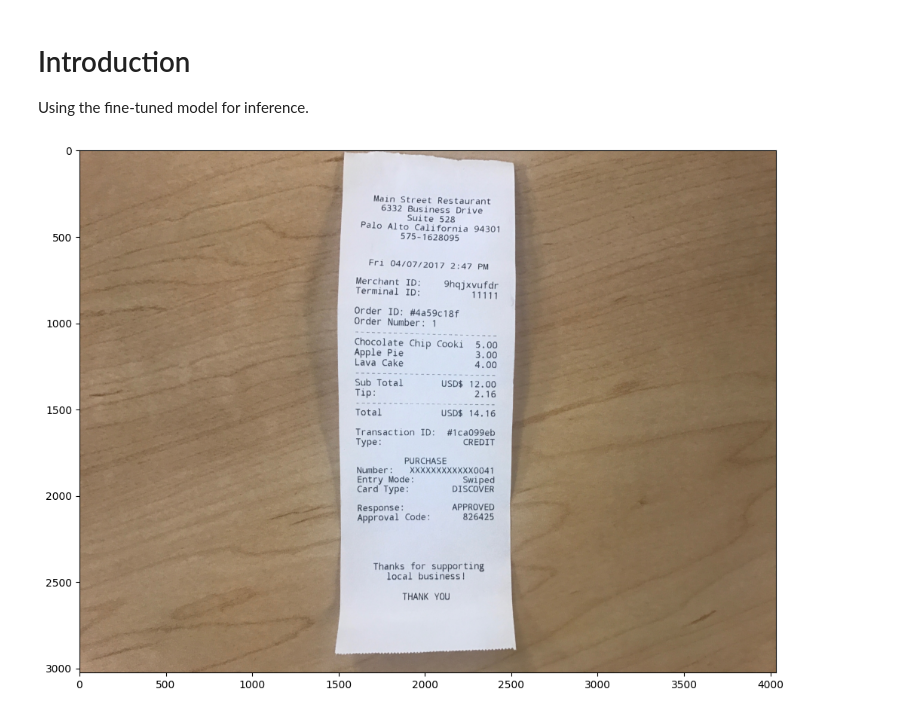
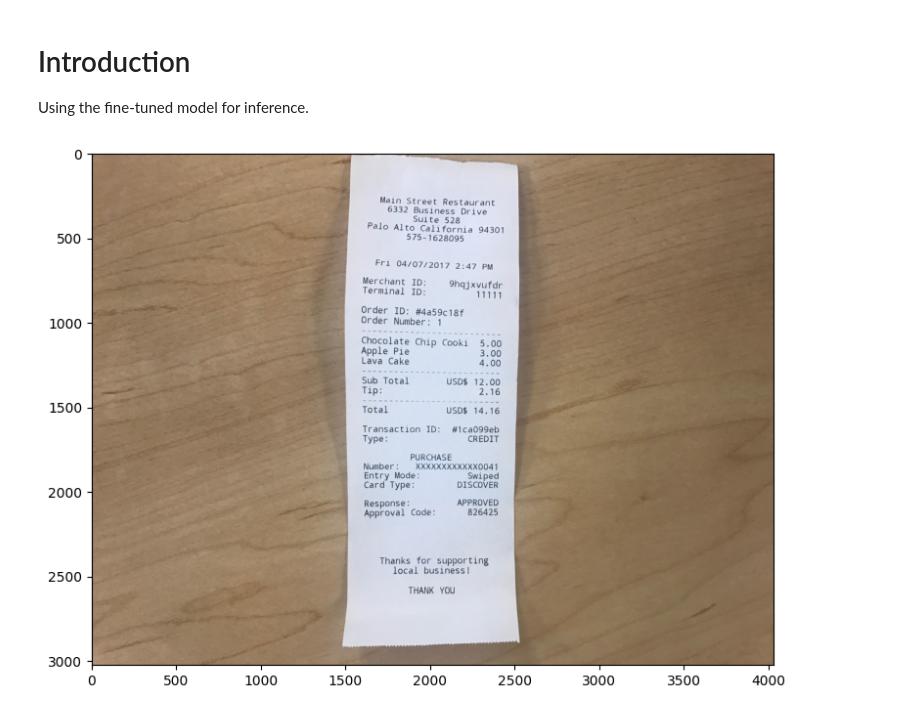
Before and after one commit to sovit-123/receipt_ocr, a Jupyter notebook: notebooks/smolvlm_inference_ft.ipynb, the cells around one changed output. Cells and saved outputs as stored; diff of their text form; code cells hidden in the pictures.

```diff
--- a/notebooks/smolvlm_inference_ft.ipynb
+++ b/notebooks/smolvlm_inference_ft.ipynb
@@ -27,11 +27,11 @@ model.load_adapter(adapter_path)
 # %%
 test_image = Image.open('inference_data/image_1.jpeg').convert('RGB')
 
-plt.figure(figsize=(12, 9))
+plt.figure(figsize=(9, 7))
 plt.imshow(test_image)
 plt.show()
 # %% [output]
-[figure, old version]
+[figure, new version]
 # %%
 def test(model, processor, image, max_new_tokens=1024, device='cuda'):
     messages = [
```
Also changed, not shown: parts of 2 cells of this notebook.
